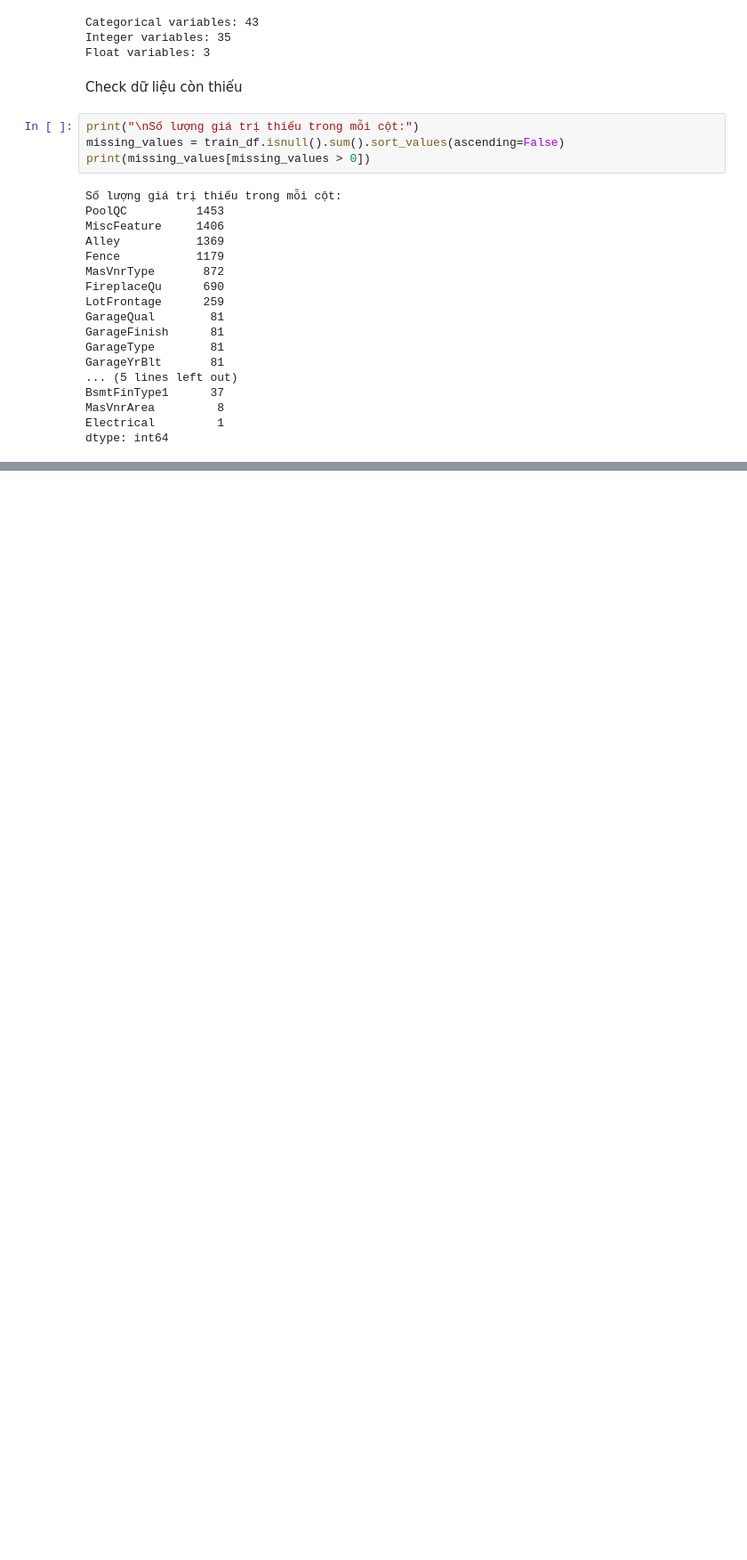
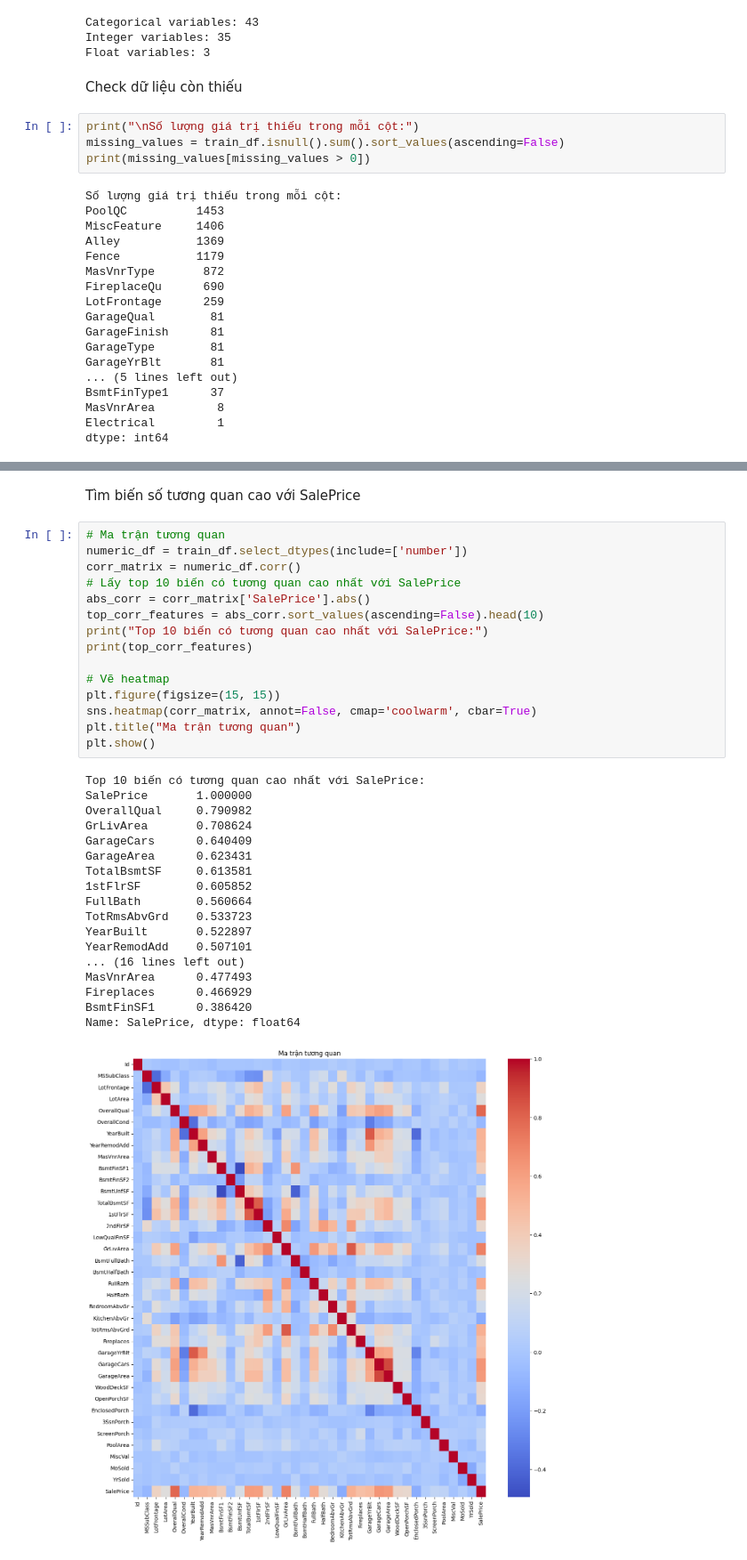
Before and after one commit to buiductrong01012005/dSHousePricePrediction, a Jupyter notebook: btlDS.ipynb, the cells around one changed output, grey strips where cells are left out. Shown: that part at 89% size. Cells and saved outputs as stored; diff of their text form; blank space fills up the shorter version.

Commit message:
tạo ma trận tương quan để đánh giá dữ liệu

```diff
--- a/btlDS.ipynb
+++ b/btlDS.ipynb
@@ -159,0 +173,36 @@ dtype: int64
+# %% [markdown]
+Tìm biến số tương quan cao với SalePrice
+# %%
+# Ma trận tương quan
+numeric_df = train_df.select_dtypes(include=['number'])
+corr_matrix = numeric_df.corr()
+# Lấy top 10 biến có tương quan cao nhất với SalePrice
+abs_corr = corr_matrix['SalePrice'].abs()
+top_corr_features = abs_corr.sort_values(ascending=False).head(10)
+print("Top 10 biến có tương quan cao nhất với SalePrice:")
+print(top_corr_features)
+
+# Vẽ heatmap
+plt.figure(figsize=(15, 15))
+sns.heatmap(corr_matrix, annot=False, cmap='coolwarm', cbar=True)
+plt.title("Ma trận tương quan")
+plt.show()
+# %% [output]
+Top 10 biến có tương quan cao nhất với SalePrice:
+SalePrice       1.000000
+OverallQual     0.790982
+GrLivArea       0.708624
+GarageCars      0.640409
+GarageArea      0.623431
+TotalBsmtSF     0.613581
+1stFlrSF        0.605852
+FullBath        0.560664
+TotRmsAbvGrd    0.533723
+YearBuilt       0.522897
+YearRemodAdd    0.507101
+... (16 lines left out)
+MasVnrArea      0.477493
+Fireplaces      0.466929
+BsmtFinSF1      0.386420
+Name: SalePrice, dtype: float64
+[figure, added]
```
Also changed, not shown: parts of 5 cells of this notebook.
